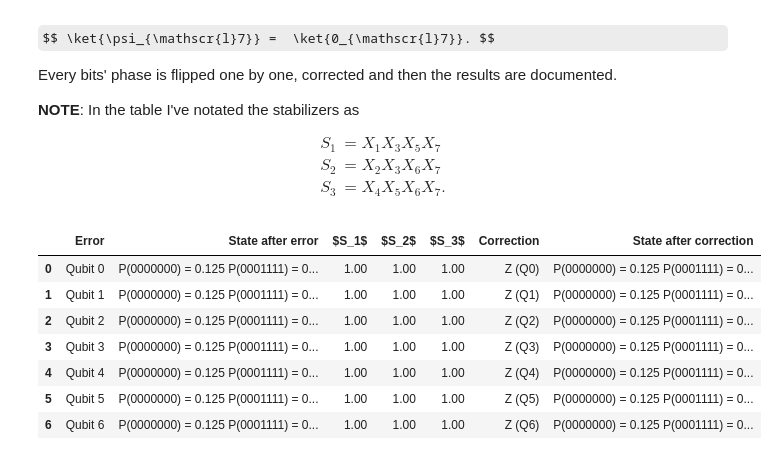
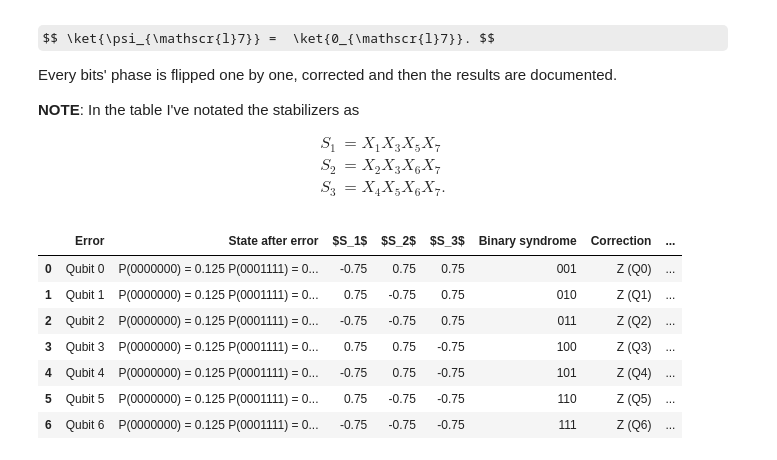
Before and after one commit to vladimirdabic/qosf_screening_tasks, a Jupyter notebook: qosf_screening_tasks.ipynb, the cells around one changed output. Cells and saved outputs as stored; diff of their text form; code cells hidden in the pictures; some formulas as TeX source.

```diff
--- a/qosf_screening_tasks.ipynb
+++ b/qosf_screening_tasks.ipynb
@@ -1075,38 +1076,39 @@ S_3 &= X_4 X_5 X_6 X_7.
 # %%
 import pandas as pd
 from IPython.display import display, HTML
 
 states_error = []
 states_corrected = []
 syndromes = []
 
 for i in range(7):
     circuit = ql.Circuit(num_qubits=7)
     circuit.add_gate(ql.ops.Z, qubit=i) # Apply a specific Z error to qubit i
 
     (synd, errorstate, correctstate) = run_steane_test(circuit)
     states_error.append(errorstate)
     states_corrected.append(correctstate)
     syndromes.append(synd)
 
 data = {
     "Error": [f"Qubit {i}" for i in range(7)],
     "State after error": states_error,
-    "$S_1$": [f"{v[0][0].real:.2f}" for v in syndromes],
-    "$S_2$": [f"{v[0][1].real:.2f}" for v in syndromes],
-    "$S_3$": [f"{v[0][2].real:.2f}" for v in syndromes],
+    "$S_1$": [f"{v[2][0].real:.2f}" for v in syndromes],
+    "$S_2$": [f"{v[2][1].real:.2f}" for v in syndromes],
+    "$S_3$": [f"{v[2][2].real:.2f}" for v in syndromes],
+    "Binary syndrome": [''.join(str(i) for i in v[3][::-1]) for v in syndromes],
     "Correction": [v[4] for v in syndromes],
     "State after correction": states_corrected
 }
 
 df = pd.DataFrame(data)
 display(HTML("<div align=\"center\">" + df.to_html().replace("\\n","<br>") + "</div>"))
 # %% [output]
-|  | Error | State after error | $S_1$ | $S_2$ | $S_3$ | Correction | State after correction |
-| 0 | Qubit 0 | P(0000000) = 0.125 P(0001111) = 0... | 1.00 | 1.00 | 1.00 | Z (Q0) | P(0000000) = 0.125 P(0001111) = 0... |
-| 1 | Qubit 1 | P(0000000) = 0.125 P(0001111) = 0... | 1.00 | 1.00 | 1.00 | Z (Q1) | P(0000000) = 0.125 P(0001111) = 0... |
-| 2 | Qubit 2 | P(0000000) = 0.125 P(0001111) = 0... | 1.00 | 1.00 | 1.00 | Z (Q2) | P(0000000) = 0.125 P(0001111) = 0... |
-| 3 | Qubit 3 | P(0000000) = 0.125 P(0001111) = 0... | 1.00 | 1.00 | 1.00 | Z (Q3) | P(0000000) = 0.125 P(0001111) = 0... |
-| 4 | Qubit 4 | P(0000000) = 0.125 P(0001111) = 0... | 1.00 | 1.00 | 1.00 | Z (Q4) | P(0000000) = 0.125 P(0001111) = 0... |
-| 5 | Qubit 5 | P(0000000) = 0.125 P(0001111) = 0... | 1.00 | 1.00 | 1.00 | Z (Q5) | P(0000000) = 0.125 P(0001111) = 0... |
-| 6 | Qubit 6 | P(0000000) = 0.125 P(0001111) = 0... | 1.00 | 1.00 | 1.00 | Z (Q6) | P(0000000) = 0.125 P(0001111) = 0... |
+|  | Error | State after error | $S_1$ | $S_2$ | $S_3$ | Binary syndrome | Correction | ... |
+| 0 | Qubit 0 | P(0000000) = 0.125 P(0001111) = 0... | -0.75 | 0.75 | 0.75 | 001 | Z (Q0) | ... |
+| 1 | Qubit 1 | P(0000000) = 0.125 P(0001111) = 0... | 0.75 | -0.75 | 0.75 | 010 | Z (Q1) | ... |
+| 2 | Qubit 2 | P(0000000) = 0.125 P(0001111) = 0... | -0.75 | -0.75 | 0.75 | 011 | Z (Q2) | ... |
+| 3 | Qubit 3 | P(0000000) = 0.125 P(0001111) = 0... | 0.75 | 0.75 | -0.75 | 100 | Z (Q3) | ... |
+| 4 | Qubit 4 | P(0000000) = 0.125 P(0001111) = 0... | -0.75 | 0.75 | -0.75 | 101 | Z (Q4) | ... |
+| 5 | Qubit 5 | P(0000000) = 0.125 P(0001111) = 0... | 0.75 | -0.75 | -0.75 | 110 | Z (Q5) | ... |
+| 6 | Qubit 6 | P(0000000) = 0.125 P(0001111) = 0... | -0.75 | -0.75 | -0.75 | 111 | Z (Q6) | ... |
```
Also changed, not shown: parts of 1 cell of this notebook.
